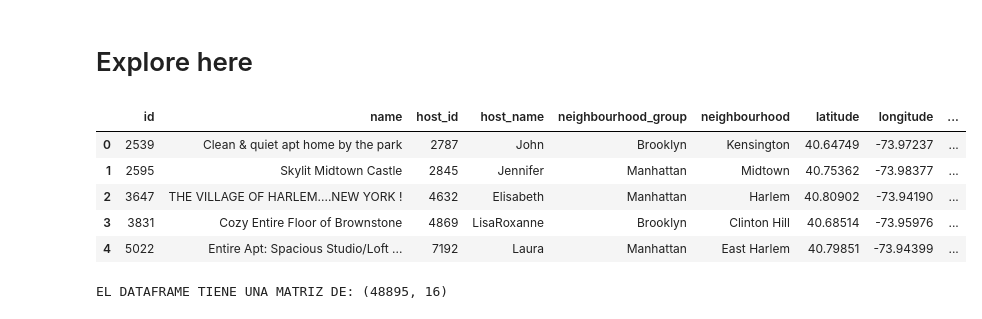
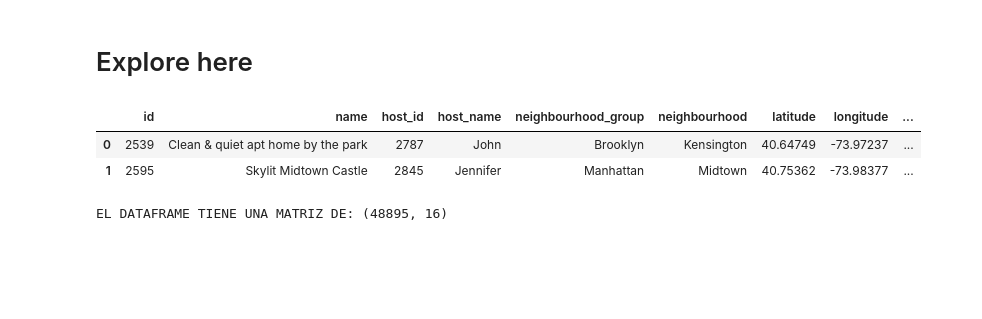
Before and after one commit to Jorge3127/machine-learning-python-template-Jorge3127, a Jupyter notebook: src/explore.ipynb, the cells around one changed output. Drawn from its saved outputs; the diff is of its cells as text; code cells hidden in the pictures; blank space fills up the shorter version.

```diff
--- a/src/explore.ipynb
+++ b/src/explore.ipynb
@@ -3,17 +3,14 @@
 # %%
 # Your code here
 import pandas as pd
 import matplotlib.pyplot as plt
 import seaborn as sns
 df = pd.read_csv('/workspaces/machine-learning-python-template-Jorge3127/data/raw/AB_NYC_2019.csv')
-df.head()
+df.head(2)
 # %% [output]
 |  | id | name | host_id | host_name | neighbourhood_group | neighbourhood | latitude | longitude | ... |
 | 0 | 2539 | Clean & quiet apt home by the park | 2787 | John | Brooklyn | Kensington | 40.64749 | -73.97237 | ... |
 | 1 | 2595 | Skylit Midtown Castle | 2845 | Jennifer | Manhattan | Midtown | 40.75362 | -73.98377 | ... |
-| 2 | 3647 | THE VILLAGE OF HARLEM....NEW YORK ! | 4632 | Elisabeth | Manhattan | Harlem | 40.80902 | -73.94190 | ... |
-| 3 | 3831 | Cozy Entire Floor of Brownstone | 4869 | LisaRoxanne | Brooklyn | Clinton Hill | 40.68514 | -73.95976 | ... |
-| 4 | 5022 | Entire Apt: Spacious Studio/Loft ... | 7192 | Laura | Manhattan | East Harlem | 40.79851 | -73.94399 | ... |
 # %%
 print(" ")
 print(f"EL DATAFRAME TIENE UNA MATRIZ DE:", df.shape)
```
Also changed, not shown: parts of 18 cells of this notebook.
